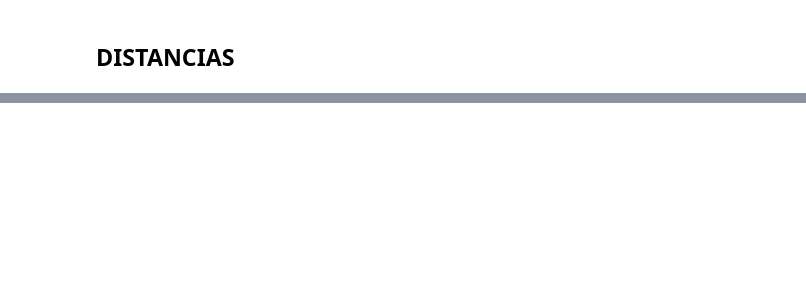
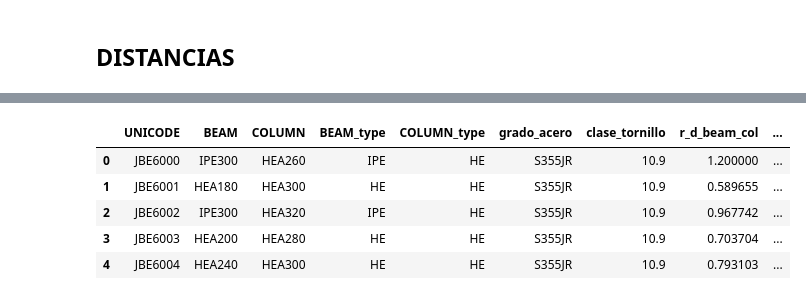
Before and after one commit to 15aarbona/proyecto_uniones, a Jupyter notebook: analisisVariables/variables.ipynb, the cells around one changed output, grey strips where cells are left out. Drawn from its saved outputs; the diff is of its cells as text; code cells hidden in the pictures; blank space fills up the shorter version.

```diff
--- a/analisisVariables/variables.ipynb
+++ b/analisisVariables/variables.ipynb
@@ -610,2 +603,0 @@ df.head()
-# %%
-df.drop(columns=["Lp"], inplace=True)
@@ -746,2 +603,0 @@ df = pd.concat([df, df_labels], axis=1)
-# %%
-df.drop(columns=p_cols, inplace=True)
@@ -872,2 +603,0 @@ df.head()
-# %%
-df = pd.read_parquet("data" / "global_data.parquet")
@@ -873,0 +860,7 @@ df = pd.read_parquet("data" / "global_data.parquet")
+# %%
+descartar = df["hueco_min_ratio"] < HUECO_DESCARTAR_BAJO
+print(
+    f"Se eliminan {int(descartar.sum())} uniones sin hueco físico para la herramienta (< {HUECO_DESCARTAR_BAJO}*db)"
+)
+df = df[~descartar].reset_index(drop=True)
+df.shape
@@ -873,0 +1009,62 @@ df = pd.read_parquet("data" / "global_data.parquet")
+# %%
+ID = [
+    "UNICODE",
+    "BEAM",
+    "COLUMN",
+]  # identificadores (NO son entradas): split por pares, trazabilidad
+ENTRADAS_CAT = ["BEAM_type", "COLUMN_type", "grado_acero", "clase_tornillo"]
+# Las medidas absolutas BEAM_*_mm / COLUMN_*_mm se usan arriba para ratios y posiciones; aquí se descartan.
+ENTRADAS_NUM = [
+    "r_d_beam_col",
+    "r_bf_beam_col",
+    "r_tw_beam_col",
+    "r_tf_beam_col",
+    "ratio_moment",
+    "ratio_shear",
+    "ratio_axial",
+]
+TARGETS_CLS = ["standard", "Bolt", "SlipCritical", "n_filas_alma", "n_filas_cantonera"]
+TARGETS_MM = ["g", "e", "d", "Bp", "tp", "tws", "ts", "tbs", "tst"]
+TARGETS_POS = [f"row_{i}_pct" for i in range(1, 14)]
+TARGETS_POS_ALAS = [
+    "ala_sup_pct",
+    "ala_inf_pct",
+    "ala_cant_pct",
+]  # centro de las alas, en % de D
+TARGETS_POS_LABEL = [
+    f"bolt_{i}_pos" for i in range(1, 14)
+]  # clasificación de cada tornillo
+DERIVADAS_Y_AUX = [
+    "Hole",
+    "Lh",
+    "hueco_alma_sup",
+    "hueco_alma_inf",
+    "hueco_cant_sup",
+    "hueco_alma_lat",
+    "hueco_min_ratio",
+    "paso_min_ratio",
+]  # no son entradas; Hole se deriva de Bolt; Lh = largo de la cantonera (0 si no hay)
+FINAL = (
+    ID
+    + ENTRADAS_CAT
+    + ENTRADAS_NUM
+    + TARGETS_CLS
+    + TARGETS_MM
+    + TARGETS_POS
+    + TARGETS_POS_ALAS
+    + TARGETS_POS_LABEL
+    + DERIVADAS_Y_AUX
+    + ["BEAM_d_mm"]
+)
+falta = [c for c in FINAL if c not in df.columns]
+assert not falta, f"columnas finales ausentes: {falta}"
+print("Eliminadas:", [c for c in df.columns if c not in FINAL])
+df = df[FINAL].copy()
+
+# Sin imputación silenciosa: si queda algún nulo en las columnas finales es un error de datos.
+nulos = df.isna().sum()
+assert nulos.sum() == 0, nulos[nulos > 0]
+assert (df[["d", "e", "g"]] > 0).all().all()
+print(df.shape)
+df.head()
+# %% [output]
@@ -873,0 +1073,6 @@ df = pd.read_parquet("data" / "global_data.parquet")
+|  | UNICODE | BEAM | COLUMN | BEAM_type | COLUMN_type | grado_acero | clase_tornillo | r_d_beam_col | ... |
+| 0 | JBE6000 | IPE300 | HEA260 | IPE | HE | S355JR | 10.9 | 1.200000 | ... |
+| 1 | JBE6001 | HEA180 | HEA300 | HE | HE | S355JR | 10.9 | 0.589655 | ... |
+| 2 | JBE6002 | IPE300 | HEA320 | IPE | HE | S355JR | 10.9 | 0.967742 | ... |
+| 3 | JBE6003 | HEA200 | HEA280 | HE | HE | S355JR | 10.9 | 0.703704 | ... |
+| 4 | JBE6004 | HEA240 | HEA300 | HE | HE | S355JR | 10.9 | 0.793103 | ... |
```
Also changed, not shown: parts of 63 cells of this notebook, 1 other file.
